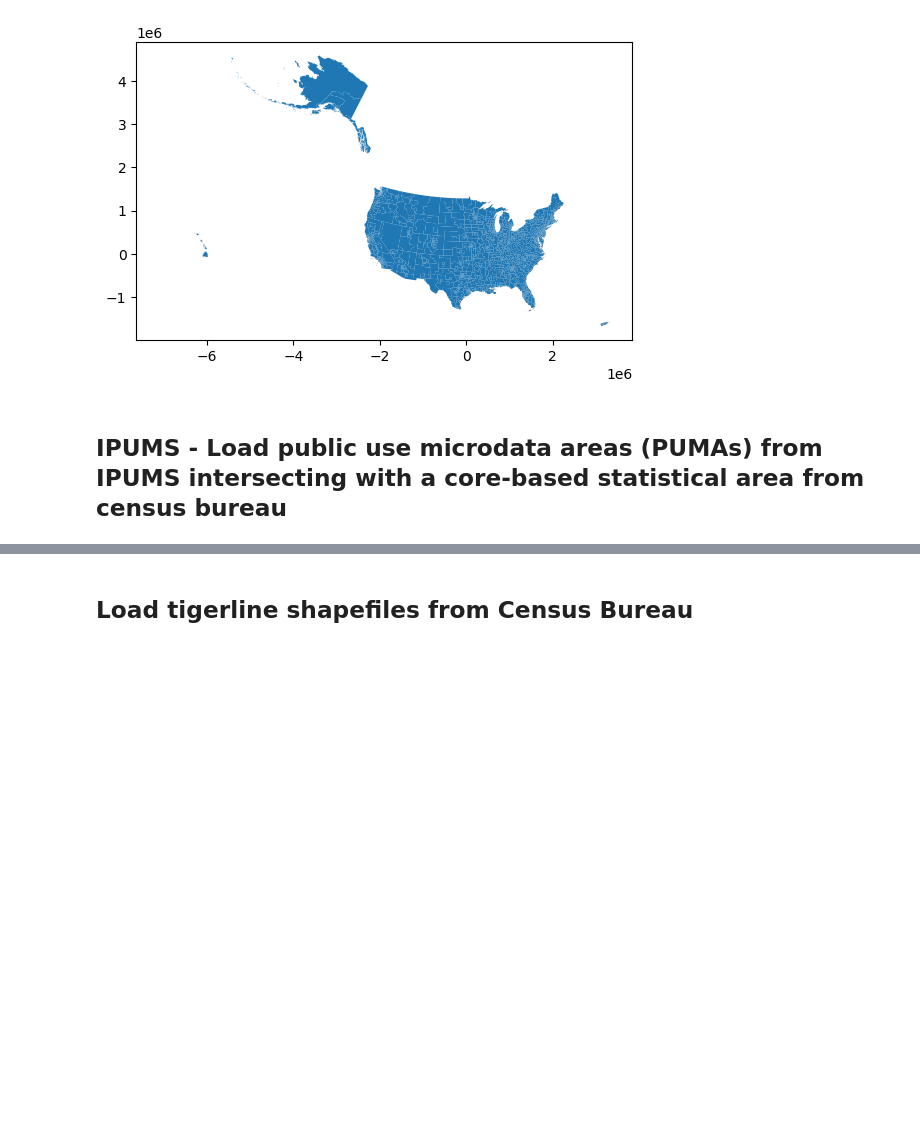
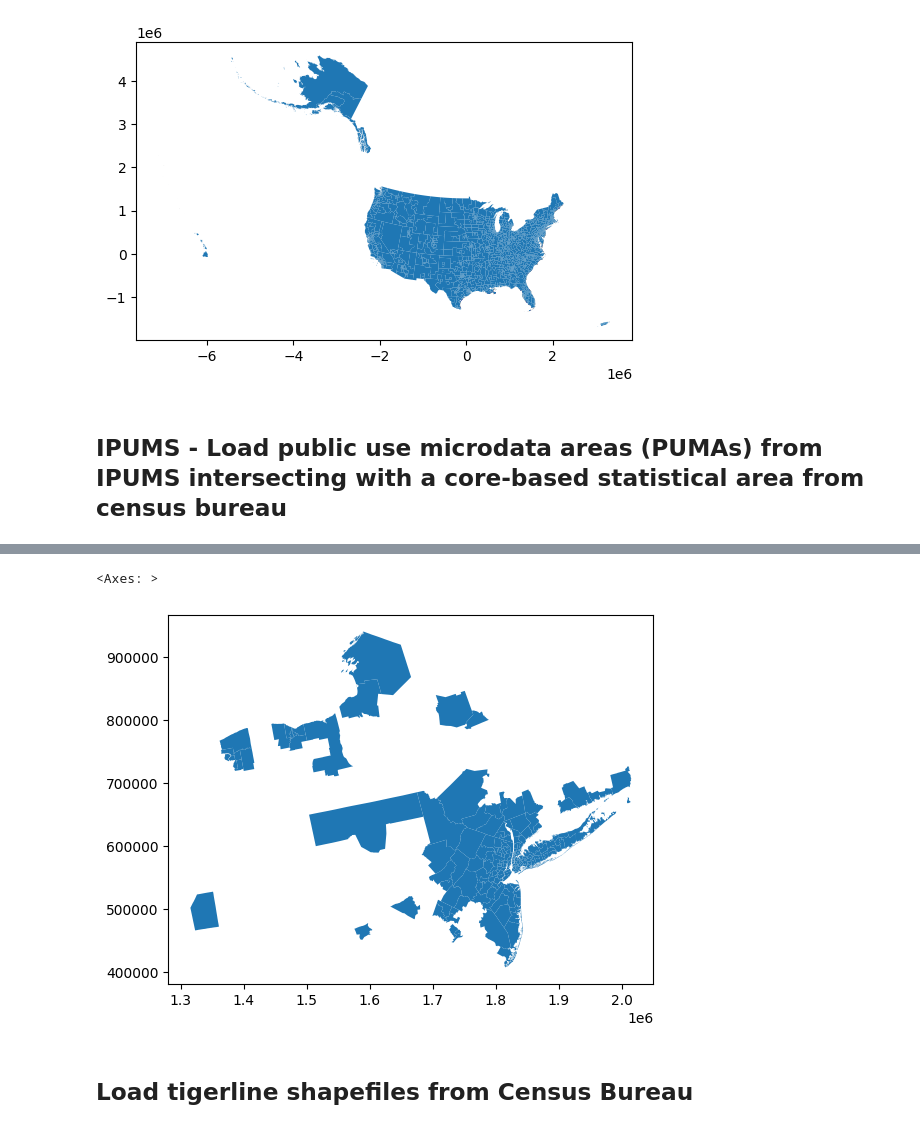
Before and after one commit to jaanli/exploring_american_community_survey_data, a Jupyter notebook: notebooks/link_public_use_microdata_areas_over_decades.ipynb, the cells around one changed output, grey strips where cells are left out. Cells and saved outputs as stored; diff of their text form; code cells hidden in the pictures; blank space fills up the shorter version.

Commit message:
wip: new york area figure

```diff
--- a/notebooks/link_public_use_microdata_areas_over_decades.ipynb
+++ b/notebooks/link_public_use_microdata_areas_over_decades.ipynb
@@ -163,0 +143,8 @@ gdf_2020[gdf_2020['PUMA'].isin(nyc_cbsa_pumas)]
+# %%
+nyc_cbsa_pumas_path = '/Users/me/data/american_community_survey/shapefiles/newyork_newark_cbsa_pumas/newyork_newark_cbsa_pumas.json'
+# load the json file
+import json
+with open(nyc_cbsa_pumas_path) as f:
+    nyc_cbsa_pumas = json.load(f)
+# %%
+names, states, pumas = zip(*[(name, state_puma_dict['STATEFP20'], state_puma_dict['PUMACE20']) for name, state_puma_dict in nyc_cbsa_pumas.items()])
@@ -164,3 +175,11 @@ gdf_2020[gdf_2020['PUMA'].isin(nyc_cbsa_pumas)]
+# %%
+# ensure both state and puma matches
+gdf_2020_matched = gdf_2020[gdf_2020['STATEFIP'].isin(states) & gdf_2020['PUMA'].isin(pumas)]
+# %%
+gdf_2020_matched.plot()
+# %% [output]
+<Axes: >
+[figure, added]
 # %% [markdown]
 ## Load tigerline shapefiles from Census Bureau
 # %%
```
Also changed, not shown: parts of 44 cells of this notebook, 6 other files.
